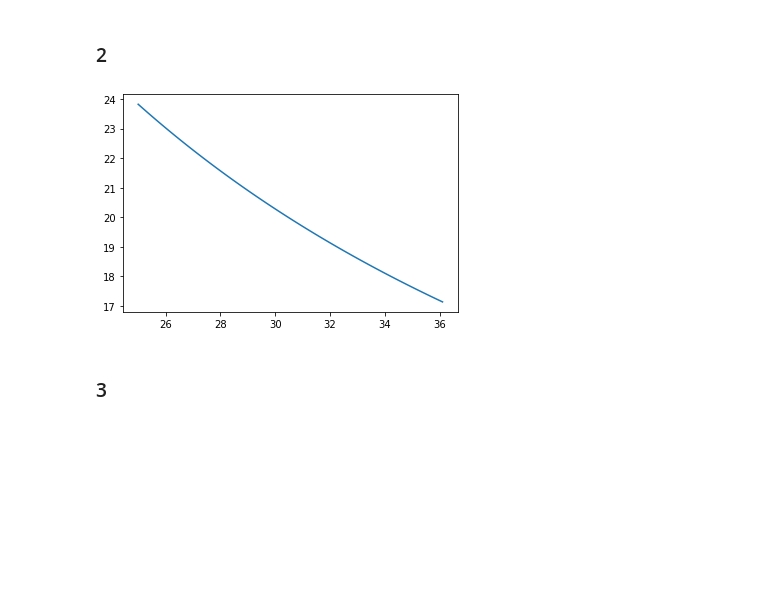
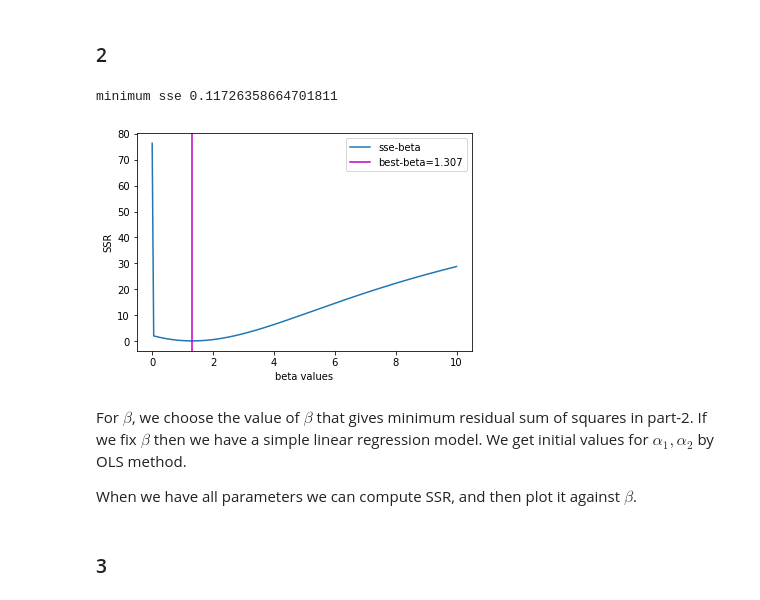
Before and after one commit to sunil-dhaka/non-linear-regression-course-files, a Jupyter notebook: regression_analysis.ipynb, the cells around one changed output. Saved outputs shown, nothing was run; the diff lists cells and outputs as text; code cells hidden in the pictures; blank space fills up the shorter version.

```diff
--- a/regression_analysis.ipynb
+++ b/regression_analysis.ipynb
@@ -58,20 +62,34 @@ plt.show()
 # %% [markdown]
 ### 2
 # %%
-'''how one chooses which beta points to consider'''
-beta_points=np.linspace(25,36.1,100)
+'''how one chooses which beta points to consider: trial and error'''
+beta_points=np.linspace(0,10,200)
 sse_points=[]
 for beta_fixed in beta_points:
     x_fixed=np.exp(beta_fixed*x)
     y_fixed=y
     tmp_data=pd.DataFrame({'t':x_fixed,'y_t':y_fixed})
     model=smf.ols('y_t ~ t',tmp_data).fit()
-    sse_value=sum((model.fittedvalues-np.mean(tmp_data['y_t']))**2)
+    # sse_value=sum((model.fittedvalues-np.mean(tmp_data['y_t']))**2)
+    sse_value=sum((model.fittedvalues-tmp_data['y_t'])**2)
     sse_points.append(sse_value)
+
+min_sse=min(sse_points)
+print('minimum sse',min_sse)
+best_beta=beta_points[sse_points.index(min_sse)]
+plt.plot(beta_points,sse_points,label='sse-beta')
+plt.axvline(best_beta,label='best-beta='+str(round(best_beta,3)),c='m')
+plt.xlabel('beta values')
+plt.ylabel('SSR')
+plt.legend()
+plt.savefig('plots/q2.png')
+plt.show()
+# %% [output]
+minimum sse 0.11726358664701811
+[figure, added]
-# %%
-plt.plot(beta_points,sse_points)
-plt.show()
-# %% [output]
-[figure, removed]
+# %% [markdown]
+For $\beta$, we choose the value of $\beta$ that gives minimum residual sum of squares in part-2. If we fix $\beta$ then we have a simple linear regression model. We get initial values for $\alpha_1, \alpha_2$ by OLS method.
+
+When we have all parameters we can compute SSR, and then plot it against $\beta$.
 # %% [markdown]
 ### 3
```
Also changed, not shown: parts of 45 cells of this notebook, 2 other files.
